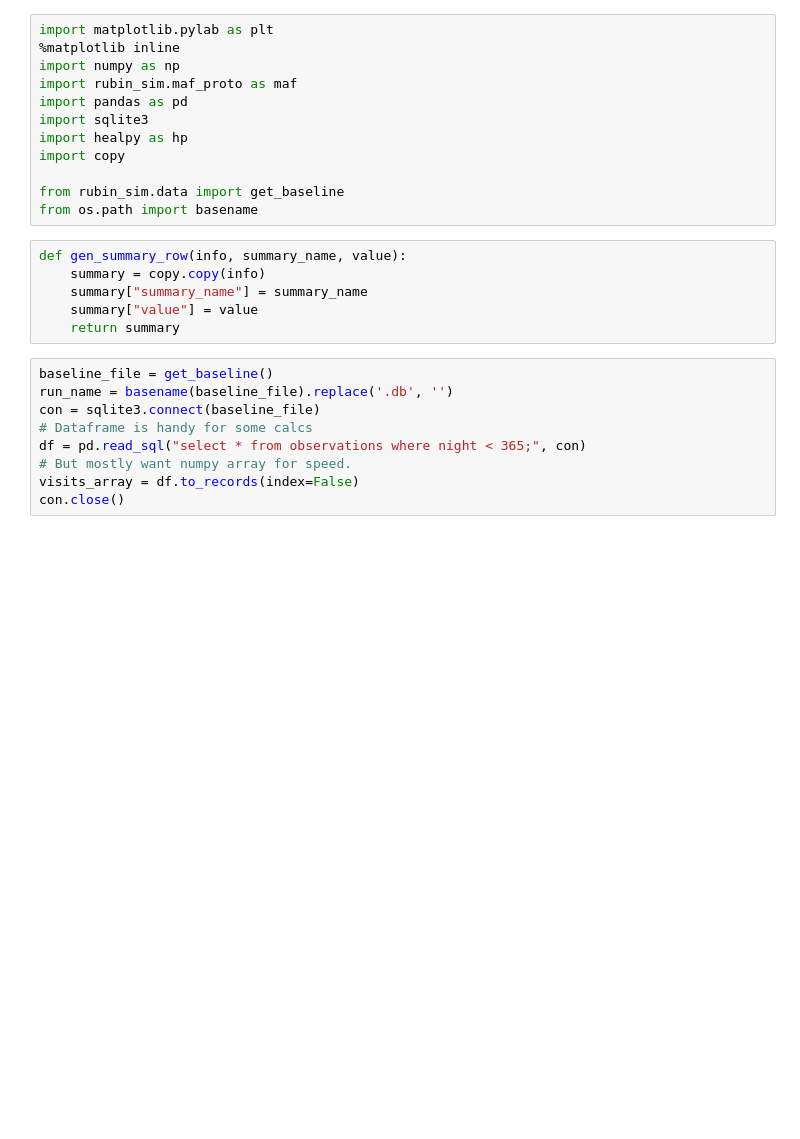
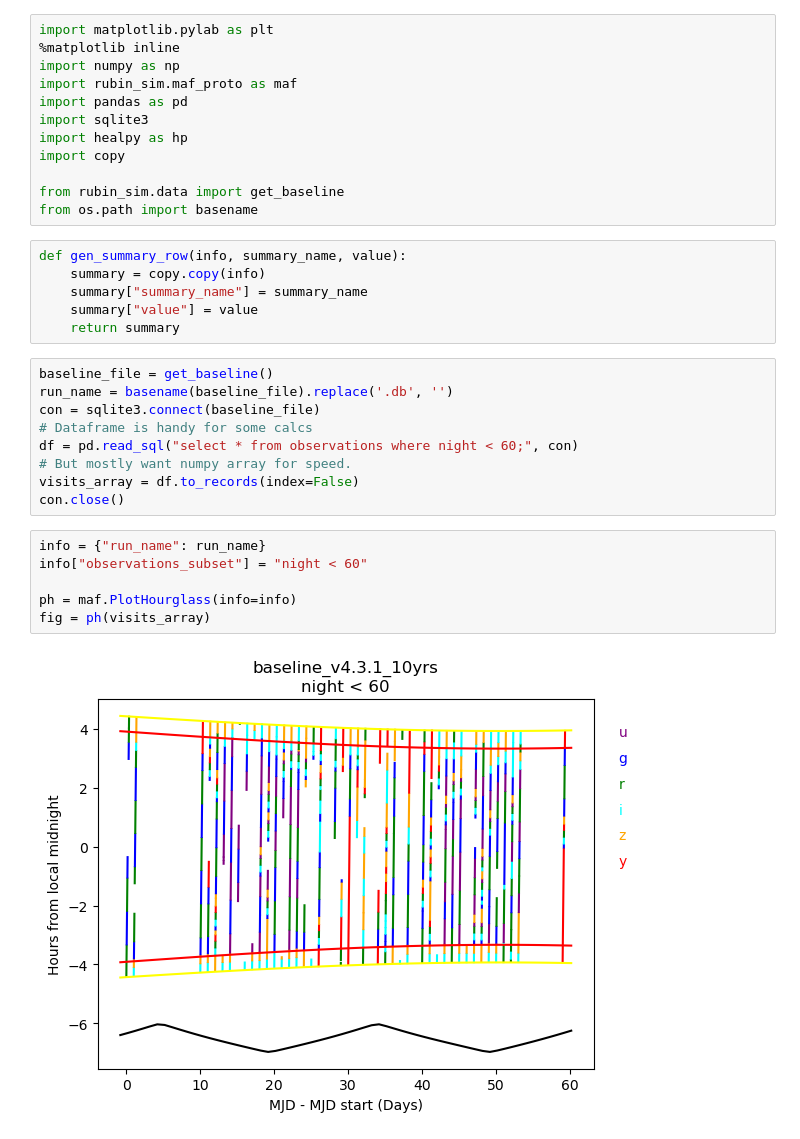
Before and after one commit to yoachim/25_scratch, a Jupyter notebook: maf_simple/proto.ipynb, the cells around one changed output. Drawn from its saved outputs; the diff is of its cells as text; blank space fills up the shorter version.

```diff
--- a/maf_simple/proto.ipynb
+++ b/maf_simple/proto.ipynb
@@ -21,10 +21,18 @@ baseline_file = get_baseline()
 run_name = basename(baseline_file).replace('.db', '')
 con = sqlite3.connect(baseline_file)
 # Dataframe is handy for some calcs
-df = pd.read_sql("select * from observations where night < 365;", con)
+df = pd.read_sql("select * from observations where night < 60;", con)
 # But mostly want numpy array for speed.
 visits_array = df.to_records(index=False)
 con.close()
+# %%
+info = {"run_name": run_name}
+info["observations_subset"] = "night < 60"
+
+ph = maf.PlotHourglass(info=info)
+fig = ph(visits_array)
+# %% [output]
+[figure, added]
 # %%
 # How one might run multiple calcs on the same slicer
 # for speed efficiency.
```
Also changed, not shown: parts of 3 cells of this notebook.
